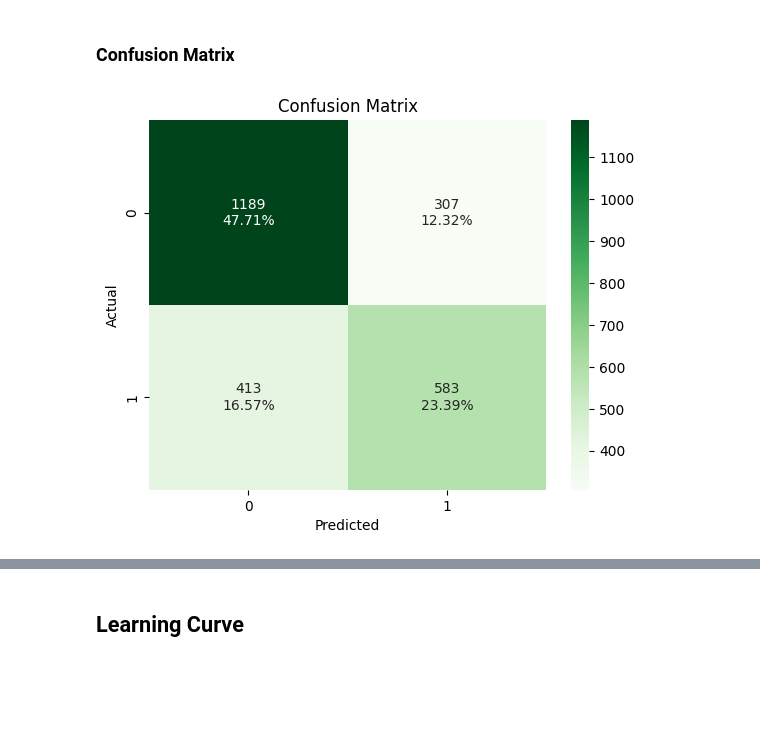
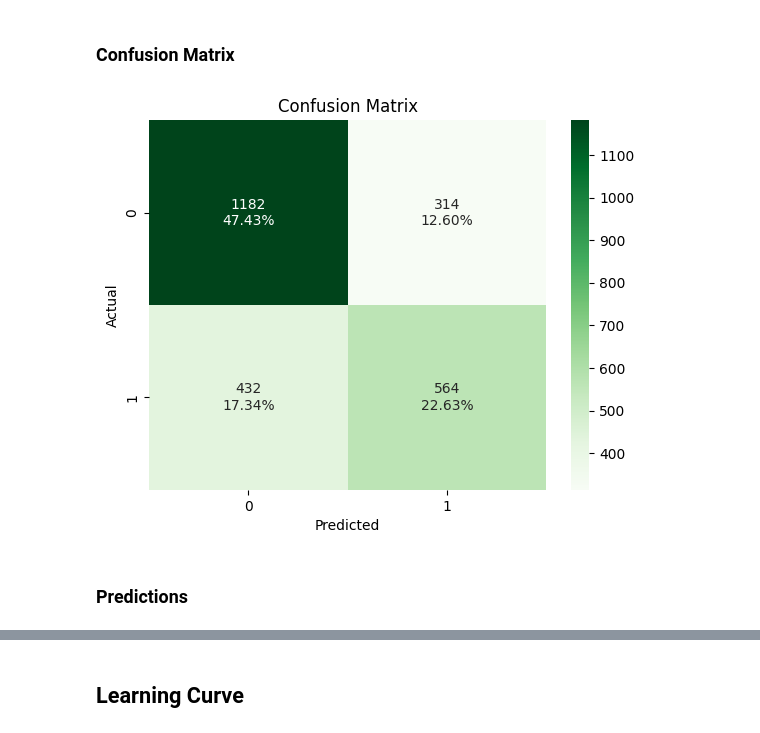
Before and after one commit to pdrzxzz/risk-score-praso, a Jupyter notebook: notebook/risk_score_praso.ipynb, the cells around one changed output, grey strips where cells are left out. Drawn from its saved outputs; the diff is of its cells as text; code cells hidden in the pictures; blank space fills up the shorter version.

Commit message:
Reintroduce missing columns and evaluate feature importance with logistic regression

```diff
--- a/notebook/risk_score_praso.ipynb
+++ b/notebook/risk_score_praso.ipynb
@@ -608,4 +605,4 @@ df_arr.shape
 # %%
-categorical_cols = ['uf', 'municipio', 'segmento_cliente', 'natureza_juridica', 'fonte_cliente', 'cnae_codigo']
+categorical_cols = ['uf', 'municipio', 'segmento_cliente', 'natureza_juridica', 'fonte_cliente', 'cnae_codigo', 'serasa_credores']
 
-numerical_cols = ['capital_social', 'idade_cnpj', 'serasa_contagem_negativacoes', 'serasa_contagem_protestos']
+numerical_cols = ['capital_social', 'idade_cnpj', 'serasa_contagem_negativacoes', 'serasa_contagem_protestos', 'serasa_idade_divida_mais_recente', 'ifood_contagem_avaliacoes', 'ifood_faixa_preco', 'google_maps_avaliacao', 'google_maps_contagem_avaliacoes']
@@ -611,0 +680,4 @@ numerical_cols = ['capital_social', 'idade_cnpj', 'serasa_contagem_negativacoes'
+# %%
+X, y = df.drop(columns=['inadimplente']), df['inadimplente']
+
+X_train, X_test, y_train, y_test = train_test_split(X, y, test_size=0.2, random_state=42)
@@ -674,3 +690,25 @@ X_train.shape, X_test.shape, y_train.shape, y_test.shape
+# %%
+from sklearn.compose import ColumnTransformer
+from sklearn.pipeline import Pipeline
+
+# Definir transformadores
+preprocessor = ColumnTransformer(
+    transformers=[
+        ('num', Pipeline([
+            ('power', PowerTransformer()),
+            ('scaler', StandardScaler())
+        ]), numerical_cols),
+        ('cat', OneHotEncoder(handle_unknown='ignore'), categorical_cols)
+    ]
+)
+
+pipeline = Pipeline(steps=[
+    ('preprocessor', preprocessor),
+    ('classifier', LogisticRegression(max_iter=3000))
+])
+
+
+pipeline.fit(X_train, y_train)
 # %% [markdown]
 # Model Training
 # %% [markdown]
@@ -737,7 +793,7 @@ plt.show()
 # %% [markdown]
 ## On test
 # %%
-y_pred = model.predict(X_test)
+y_pred_test = pipeline.predict(X_test)
 y_true = y_test
 # %% [markdown]
 ### Classification Report
@@ -759,21 +811,23 @@ weighted avg       0.71      0.71      0.71      2492
 # %% [markdown]
 ### Confusion Matrix
 # %%
-cm = confusion_matrix(y_true, y_pred)
+cm = confusion_matrix(y_true, y_pred_test)
 
 total = cm.sum()
 
 # Create labels with both count and percentage of total
 labels = np.array([
     [f"{count}\n{count/total:.2%}" for count in row]
     for row in cm
 ])
 
 sns.heatmap(cm, annot=labels, fmt='', cmap='Greens')
 
 plt.title('Confusion Matrix')
 plt.xlabel('Predicted')
 plt.ylabel('Actual')
 plt.show()
 # %% [output]
-[figure, old version]
+[figure, new version]
+# %% [markdown]
+### Predictions
```
Also changed, not shown: parts of 50 cells of this notebook.
